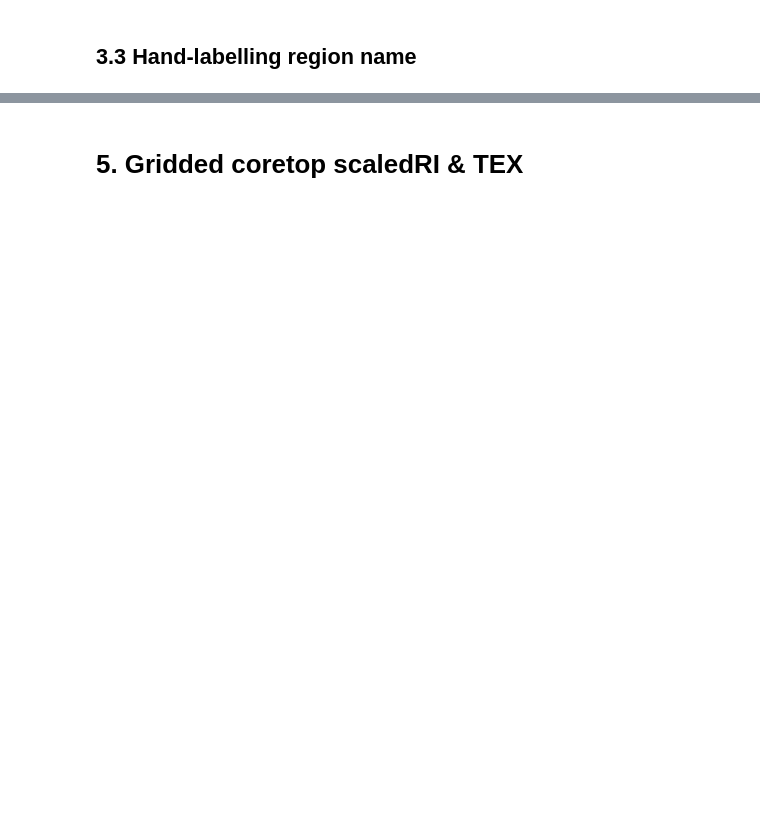
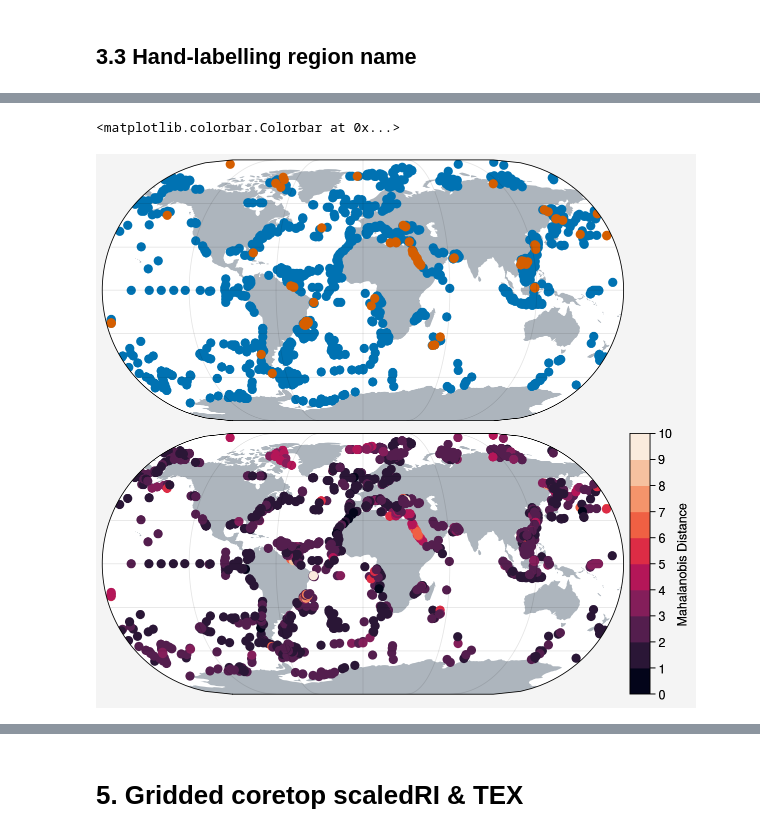
Before and after one commit to PaleoLipidRR/TEXAS, a Jupyter notebook: ipynb_files/SI_code1_PreProcessing_rev1.ipynb, the cells around one changed output, grey strips where cells are left out. Saved outputs shown, nothing was run; the diff lists cells and outputs as text; code cells hidden in the pictures; blank space fills up the shorter version.

```diff
--- a/ipynb_files/SI_code1_PreProcessing_rev1.ipynb
+++ b/ipynb_files/SI_code1_PreProcessing_rev1.ipynb
@@ -980,0 +1040,23 @@ region_color_dict_full_rgb
+# %%
+fig, axs = plot.subplots(proj='eck3', width=6, nrows=2)
+axs.format(
+    land=True, landcolor='gray5', landzorder=0,
+)
+
+ax = axs[0]
+grouped = coretop_df_full.groupby('mahalanobis_outlier')
+for name, group in grouped:
+    ax.scatter(group['Longitude'], group['Latitude'])
+
+ax = axs[1]
+plot_x = coretop_df_full['Longitude']
+plot_y = coretop_df_full['Latitude']
+plot_c = coretop_df_full['mahalanobis_distance']
+m = ax.scatter(plot_x, plot_y, c=plot_c, cmap='Rocket',
+           levels=np.arange(0, 11, 1),)
+ax.colorbar(m, label='Mahalanobis Distance',
+            ticks=np.arange(0, 11, 1),
+            format='%d')
+# %% [output]
+<matplotlib.colorbar.Colorbar at 0x...>
+[figure, added]
```
Also changed, not shown: parts of 23 cells of this notebook, 16 other files.
